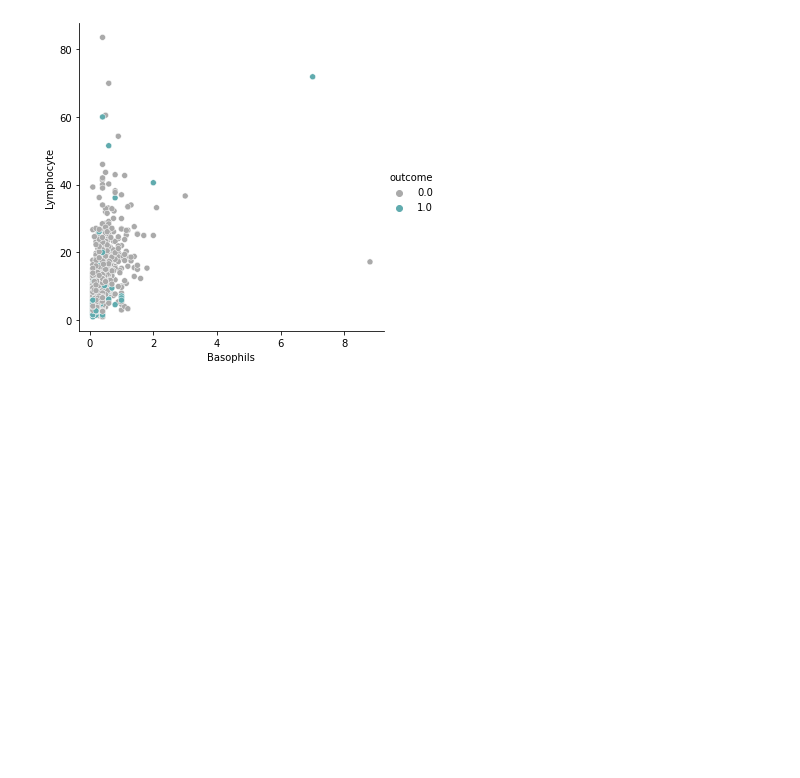
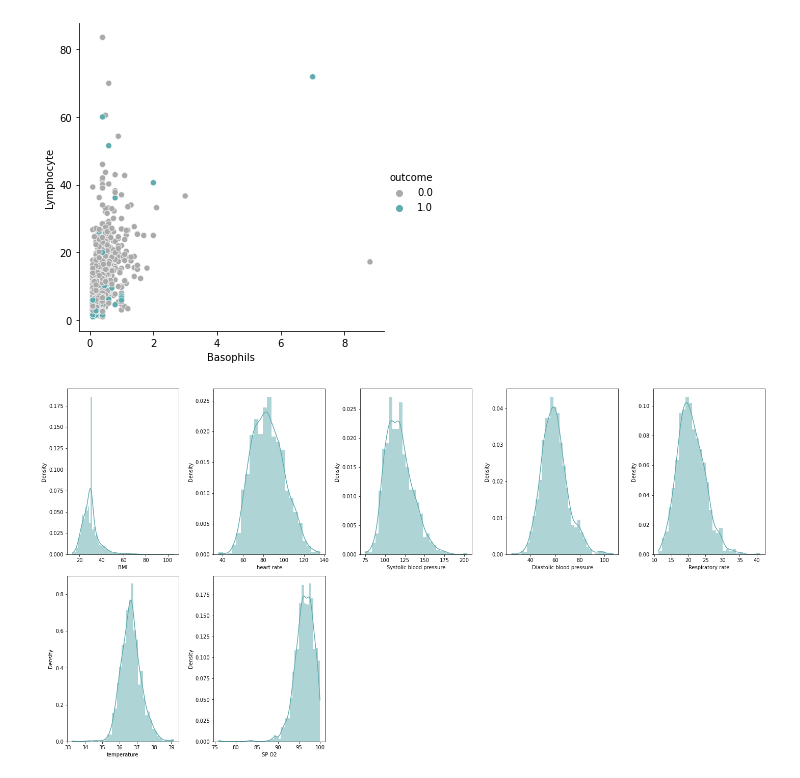
Before and after one commit to ranger9103/heart_failure_mortality, a Jupyter notebook: EDA.ipynb, the cells around one changed output. Drawn from its saved outputs; the diff is of its cells as text; code cells hidden in the pictures; blank space fills up the shorter version.

```diff
--- a/EDA.ipynb
+++ b/EDA.ipynb
@@ -314,0 +332,21 @@ sns.relplot(x='Basophils', y='Lymphocyte', hue='outcome', data=df)
+# %%
+vitals_cols = ['BMI', 'heart rate',
+       'Systolic blood pressure', 'Diastolic blood pressure',
+       'Respiratory rate', 'temperature', 'SP O2']
+# %%
+# distribution of vitals and lab columns
+plt.figure(figsize = (20, 15))
+plotnumber = 1
+for column in vitals_cols:
+    if plotnumber <= 7:
+        ax = plt.subplot(3, 5, plotnumber)
+        sns.histplot(df[column],color='#60abae', kde=True, stat="density", linewidth=0)
+        plt.xlabel(column)
+
+
+    plotnumber += 1
+
+plt.tight_layout()
+plt.show()
+# %% [output]
+[figure, added]
```
Also changed, not shown: parts of 31 cells of this notebook, 1 other file.
